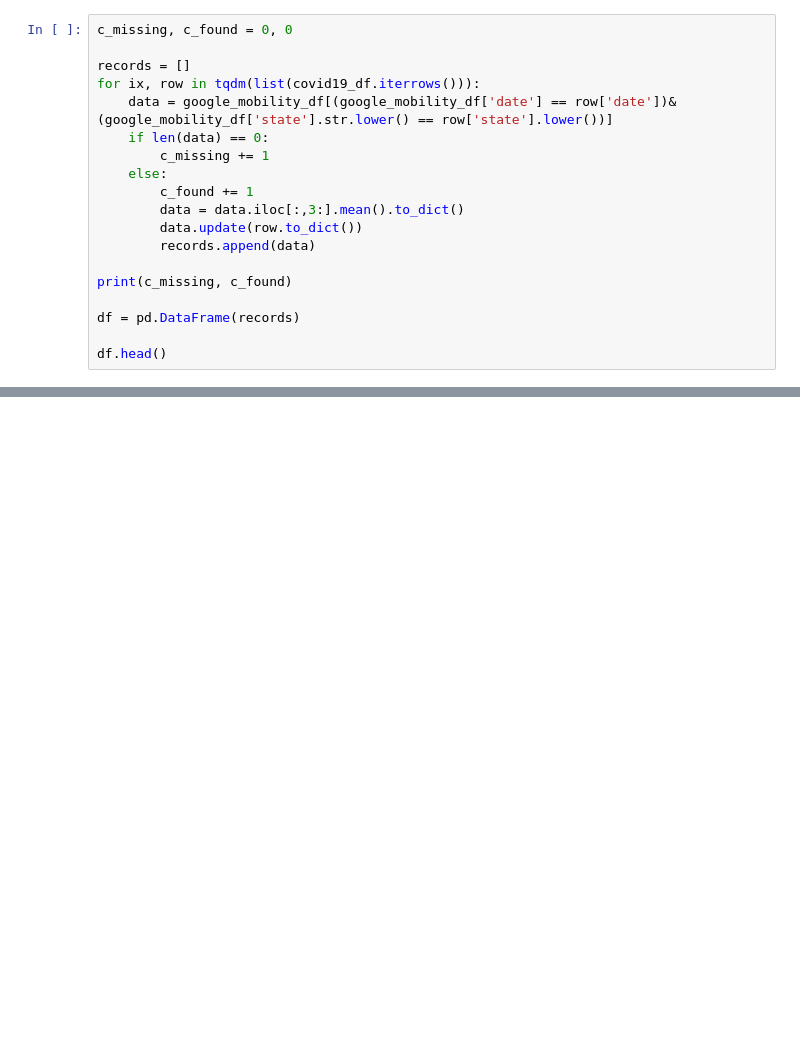
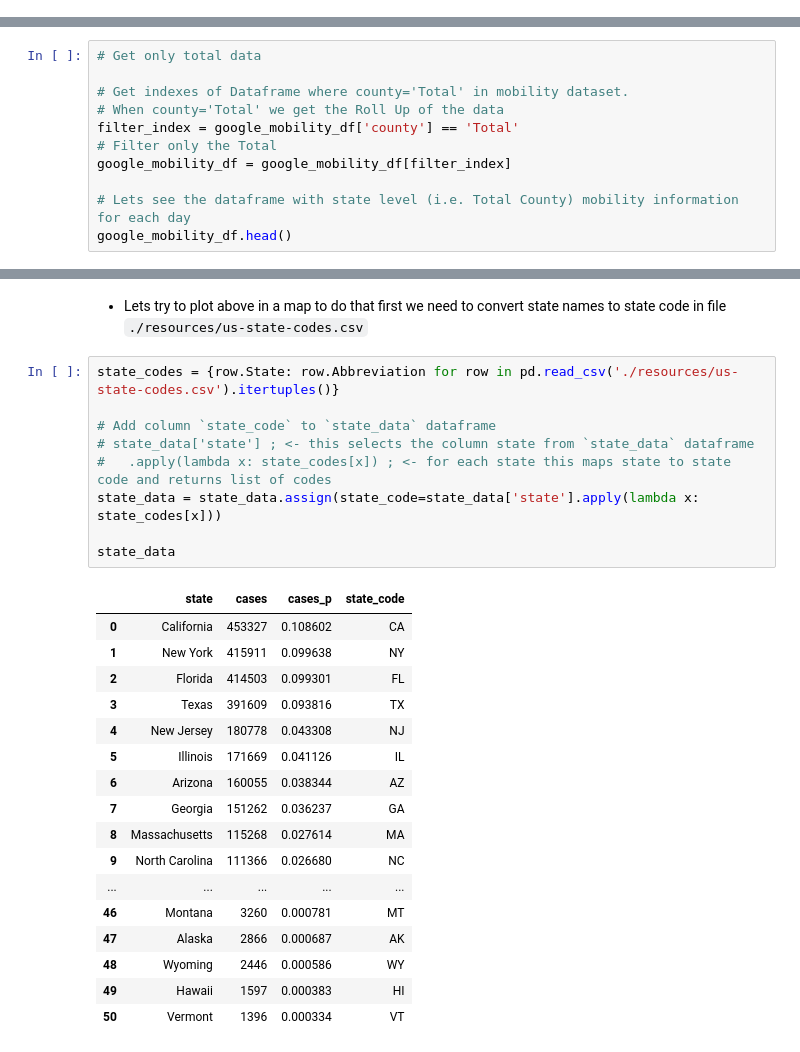
Before and after one commit to ysenarath/covid-19-mobility-analysis, a Jupyter notebook: IntegrateData.ipynb, the cells around one changed output, grey strips where cells are left out. Drawn from its saved outputs; the diff is of its cells as text; blank space fills up the shorter version.

Commit message:
Update comments in data integration notebook.

```diff
--- a/IntegrateData.ipynb
+++ b/IntegrateData.ipynb
@@ -49,19 +0,0 @@ google_mobility_df.head()
-# %%
-c_missing, c_found = 0, 0
-
-records = []
-for ix, row in tqdm(list(covid19_df.iterrows())):
-    data = google_mobility_df[(google_mobility_df['date'] == row['date'])& (google_mobility_df['state'].str.lower() == row['state'].lower())]
-    if len(data) == 0:
-        c_missing += 1
-    else:
-        c_found += 1
-        data = data.iloc[:,3:].mean().to_dict()
-        data.update(row.to_dict())
-        records.append(data)
-
-print(c_missing, c_found)
-
-df = pd.DataFrame(records)
-
-df.head()
@@ -269,0 +45,11 @@ plt.show()
+# %%
+# Get only total data
+
+# Get indexes of Dataframe where county='Total' in mobility dataset.
+# When county='Total' we get the Roll Up of the data
+filter_index = google_mobility_df['county'] == 'Total'
+# Filter only the Total
+google_mobility_df = google_mobility_df[filter_index]
+
+# Lets see the dataframe with state level (i.e. Total County) mobility information for each day
+google_mobility_df.head()
@@ -269,0 +207,29 @@ plt.show()
+# %% [markdown]
+- Lets try to plot above in a map to do that first we need to convert state names to state code in file `./resources/us-state-codes.csv`
+# %%
+state_codes = {row.State: row.Abbreviation for row in pd.read_csv('./resources/us-state-codes.csv').itertuples()}
+
+# Add column `state_code` to `state_data` dataframe
+# state_data['state'] ; <- this selects the column state from `state_data` dataframe
+#   .apply(lambda x: state_codes[x]) ; <- for each state this maps state to state code and returns list of codes
+state_data = state_data.assign(state_code=state_data['state'].apply(lambda x: state_codes[x]))
+
+state_data
+# %% [output]
+|  | state | cases | cases_p | state_code |
+| 0 | California | 453327 | 0.108602 | CA |
+| 1 | New York | 415911 | 0.099638 | NY |
+| 2 | Florida | 414503 | 0.099301 | FL |
+| 3 | Texas | 391609 | 0.093816 | TX |
+| 4 | New Jersey | 180778 | 0.043308 | NJ |
+| 5 | Illinois | 171669 | 0.041126 | IL |
+| 6 | Arizona | 160055 | 0.038344 | AZ |
+| 7 | Georgia | 151262 | 0.036237 | GA |
+| 8 | Massachusetts | 115268 | 0.027614 | MA |
+| 9 | North Carolina | 111366 | 0.026680 | NC |
+| ... | ... | ... | ... | ... |
+| 46 | Montana | 3260 | 0.000781 | MT |
+| 47 | Alaska | 2866 | 0.000687 | AK |
+| 48 | Wyoming | 2446 | 0.000586 | WY |
+| 49 | Hawaii | 1597 | 0.000383 | HI |
+| 50 | Vermont | 1396 | 0.000334 | VT |
```
Also changed, not shown: parts of 41 cells of this notebook.
